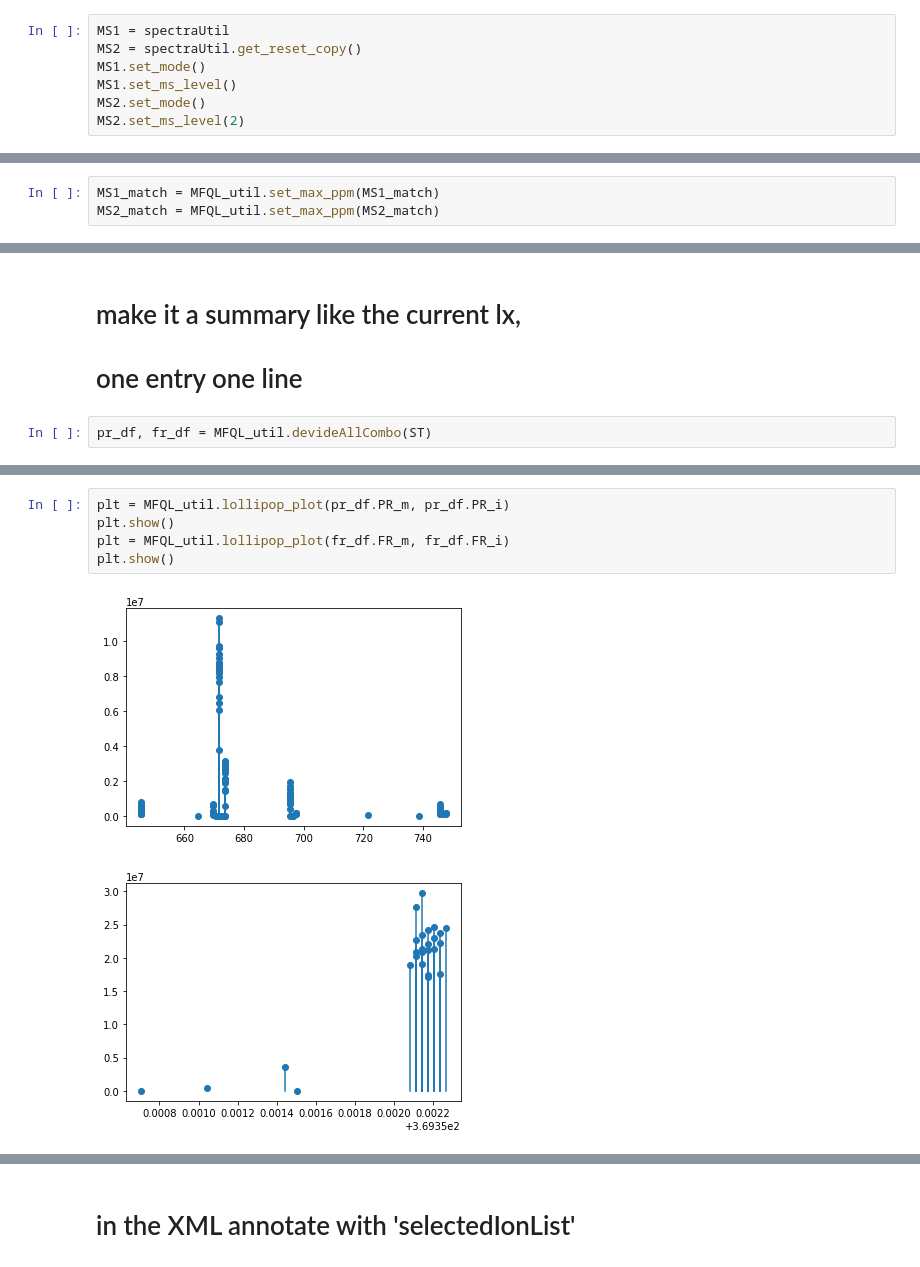
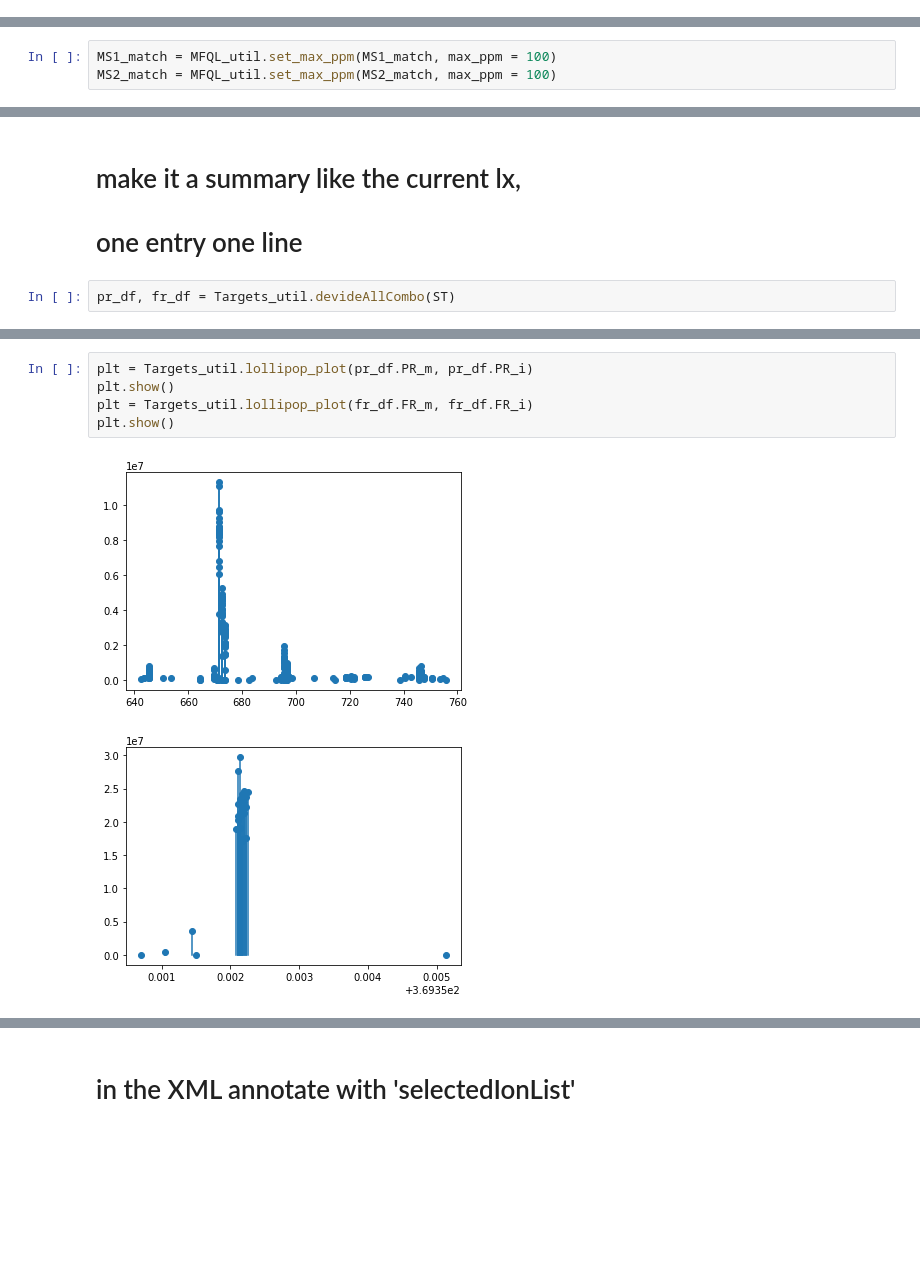
Before and after one commit to lifs-tools/lipidxplorer, a Jupyter notebook: lx2/mfql_emulate.ipynb, the cells around one changed output, grey strips where cells are left out. Saved outputs shown, nothing was run; the diff lists cells and outputs as text; blank space fills up the shorter version.

```diff
--- a/lx2/mfql_emulate.ipynb
+++ b/lx2/mfql_emulate.ipynb
@@ -46,10 +49,3 @@ Name: chem, dtype: object
 # %%
 filename = '..\\test_resources\\small_test\\190321_Serum_Lipidextract_368723_01.mzML'
 spectraUtil = SpectraUtil.fromFile(filename, test_sample=True)
-# %%
-MS1 = spectraUtil
-MS2 = spectraUtil.get_reset_copy()
-MS1.set_mode()
-MS1.set_ms_level()
-MS2.set_mode()
-MS2.set_ms_level(2)
@@ -72,8 +69,8 @@ MS1_match.shape
 # %% [output]
 (302, 12)
 # %%
-MS1_match = MFQL_util.set_max_ppm(MS1_match)
-MS2_match = MFQL_util.set_max_ppm(MS2_match)
+MS1_match = MFQL_util.set_max_ppm(MS1_match, max_ppm = 100)
+MS2_match = MFQL_util.set_max_ppm(MS2_match, max_ppm = 100)
 # %%
 MS1_match.columns
 # %% [output]
@@ -103,4 +100,4 @@ ST = all_match.query('FR_i/PR_i >= 0.1 and FR_i/PR_i <= 10 and PR_C/PR_dbr >= 4.
 # make it a summary like the current lx,
 # one entry one line
 # %%
-pr_df, fr_df = MFQL_util.devideAllCombo(ST)
+pr_df, fr_df = Targets_util.devideAllCombo(ST)
@@ -152,11 +145,11 @@ sum_df
 # %%
-plt = MFQL_util.lollipop_plot(pr_df.PR_m, pr_df.PR_i)
+plt = Targets_util.lollipop_plot(pr_df.PR_m, pr_df.PR_i)
 plt.show()
-plt = MFQL_util.lollipop_plot(fr_df.FR_m, fr_df.FR_i)
+plt = Targets_util.lollipop_plot(fr_df.FR_m, fr_df.FR_i)
 plt.show()
 # %% [output]
-[figure, old version]
+[figure, new version]
-[figure, old version]
+[figure, new version]
 # %%
 MFQL_util.showAll_lollipop(pr_df, sample = False)
 # %% [output]
```
Also changed, not shown: parts of 9 cells of this notebook, 9 other files.
